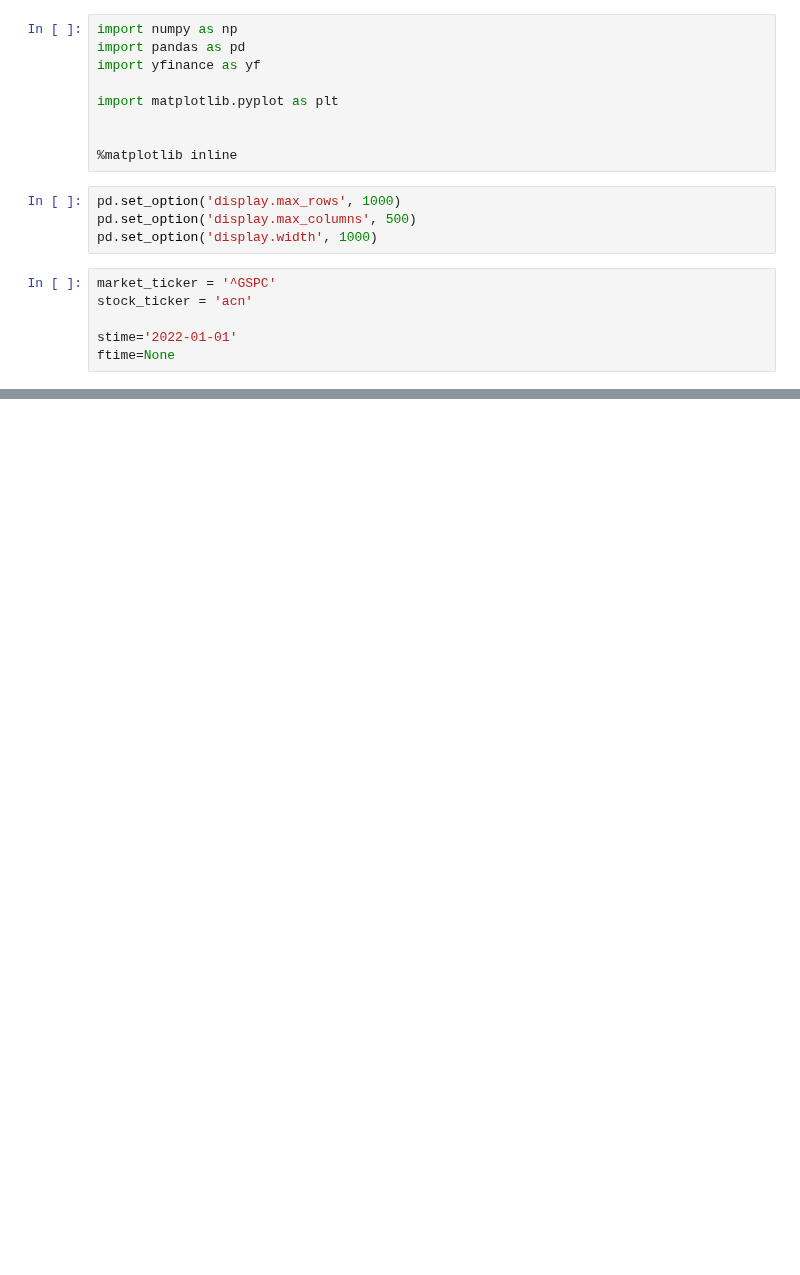
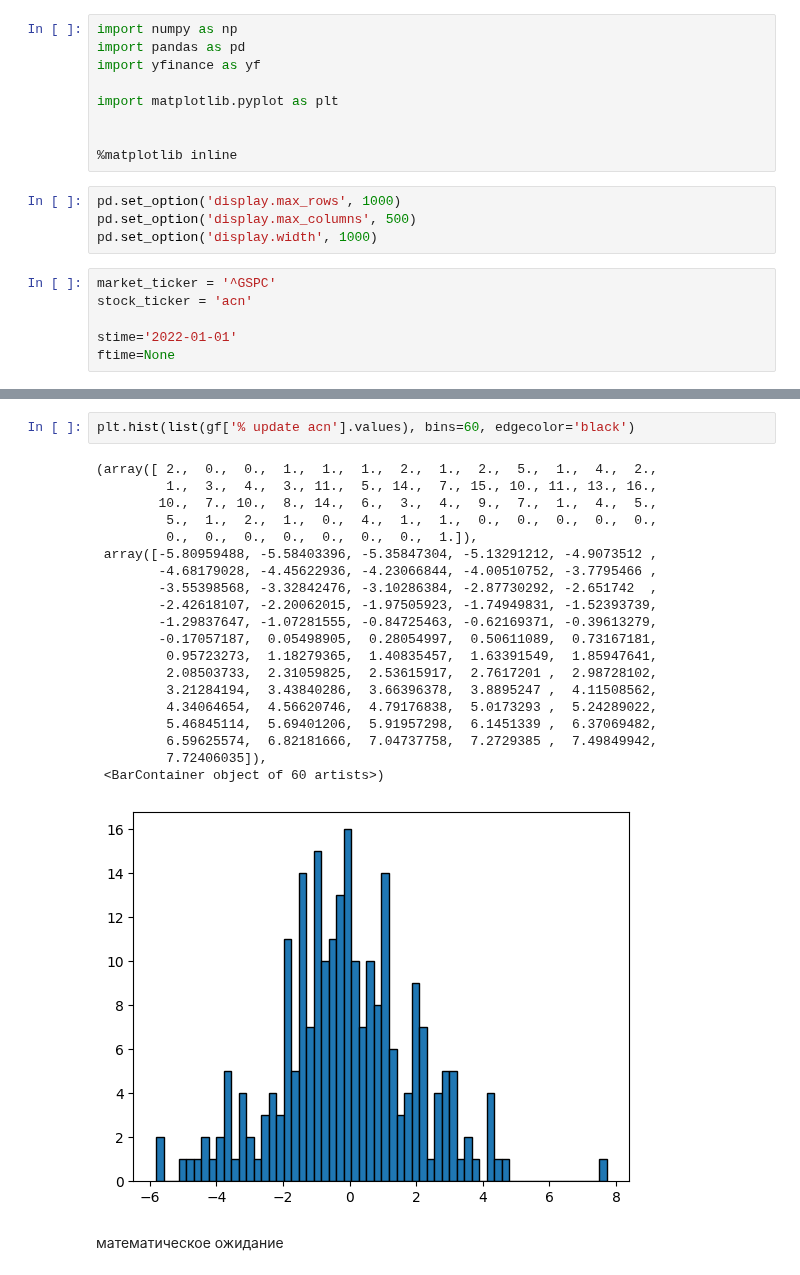
Before and after one commit to ChapnesAl/Tinkoff_Investment, a Jupyter notebook: lessons_and_tests/da_lessons/histogram.ipynb, the cells around one changed output, grey strips where cells are left out. Saved outputs shown, nothing was run; the diff lists cells and outputs as text; blank space fills up the shorter version.

```diff
--- a/lessons_and_tests/da_lessons/histogram.ipynb
+++ b/lessons_and_tests/da_lessons/histogram.ipynb
@@ -87,0 +94,25 @@ plt.hist(list(gf['% update ^GSPC'].values), bins=40, edgecolor='black')
+# %%
+plt.hist(list(gf['% update acn'].values), bins=60, edgecolor='black')
+# %% [output]
+(array([ 2.,  0.,  0.,  1.,  1.,  1.,  2.,  1.,  2.,  5.,  1.,  4.,  2.,
+         1.,  3.,  4.,  3., 11.,  5., 14.,  7., 15., 10., 11., 13., 16.,
+        10.,  7., 10.,  8., 14.,  6.,  3.,  4.,  9.,  7.,  1.,  4.,  5.,
+         5.,  1.,  2.,  1.,  0.,  4.,  1.,  1.,  0.,  0.,  0.,  0.,  0.,
+         0.,  0.,  0.,  0.,  0.,  0.,  0.,  1.]),
+ array([-5.80959488, -5.58403396, -5.35847304, -5.13291212, -4.9073512 ,
+        -4.68179028, -4.45622936, -4.23066844, -4.00510752, -3.7795466 ,
+        -3.55398568, -3.32842476, -3.10286384, -2.87730292, -2.651742  ,
+        -2.42618107, -2.20062015, -1.97505923, -1.74949831, -1.52393739,
+        -1.29837647, -1.07281555, -0.84725463, -0.62169371, -0.39613279,
+        -0.17057187,  0.05498905,  0.28054997,  0.50611089,  0.73167181,
+         0.95723273,  1.18279365,  1.40835457,  1.63391549,  1.85947641,
+         2.08503733,  2.31059825,  2.53615917,  2.7617201 ,  2.98728102,
+         3.21284194,  3.43840286,  3.66396378,  3.8895247 ,  4.11508562,
+         4.34064654,  4.56620746,  4.79176838,  5.0173293 ,  5.24289022,
+         5.46845114,  5.69401206,  5.91957298,  6.1451339 ,  6.37069482,
+         6.59625574,  6.82181666,  7.04737758,  7.2729385 ,  7.49849942,
+         7.72406035]),
+ <BarContainer object of 60 artists>)
+[figure, added]
+# %% [markdown]
+математическое ожидание
```
Also changed, not shown: parts of 7 cells of this notebook, 4 other files.
